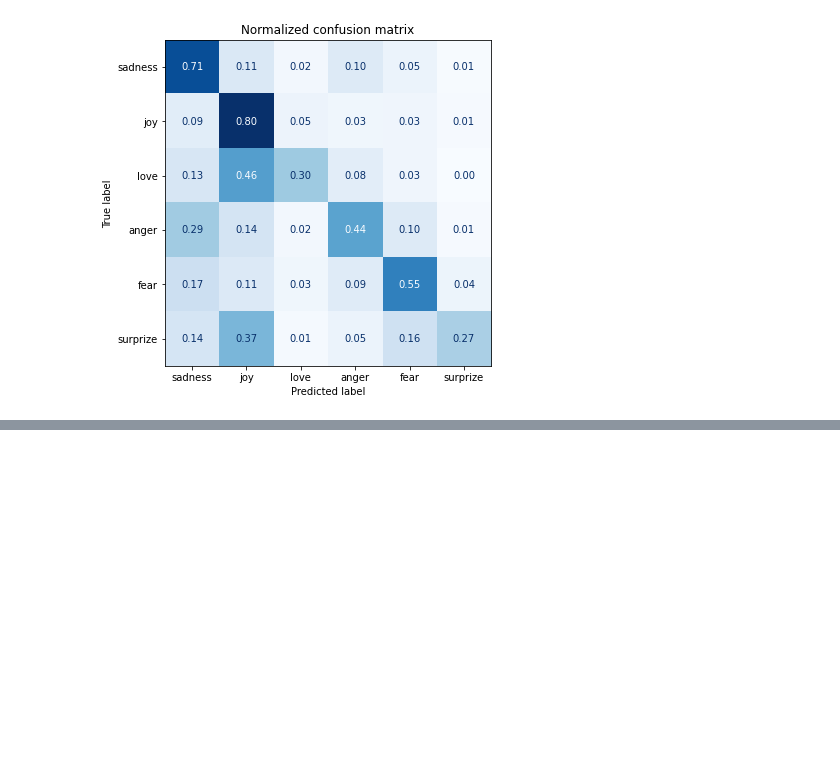
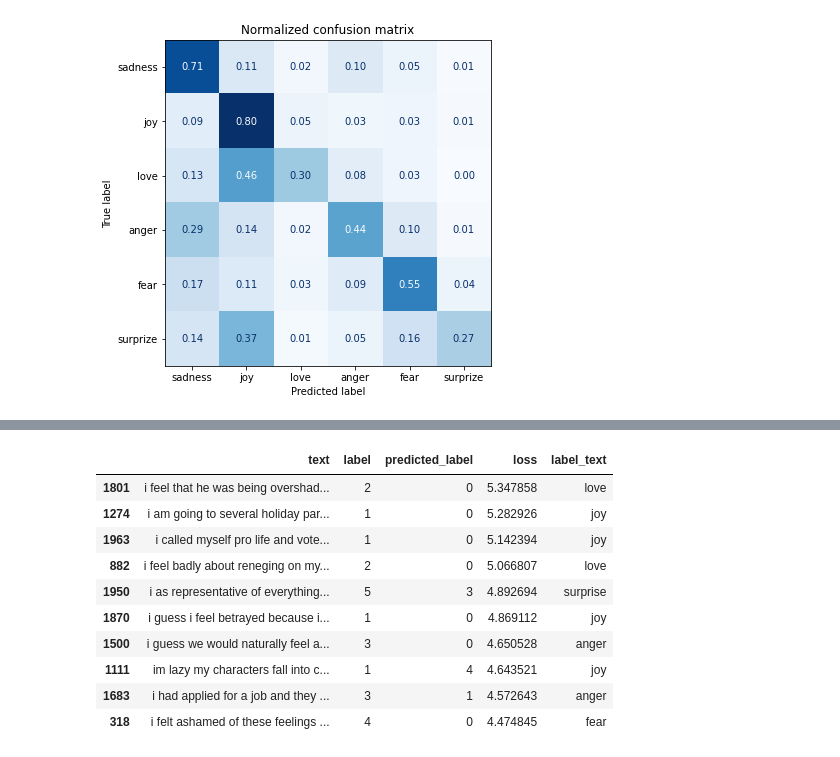
Before and after one commit to HoriiLabWork/lab-work, a Jupyter notebook: Transformers_chapter2.ipynb, the cells around one changed output, grey strips where cells are left out. Saved outputs shown, nothing was run; the diff lists cells and outputs as text; code cells hidden in the pictures; blank space fills up the shorter version.

```diff
--- a/Transformers_chapter2.ipynb
+++ b/Transformers_chapter2.ipynb
@@ -381,0 +382,7 @@ plot_confusion_matrix(y_preds, y_valid, labels)
+# %%
+from transformers import AutoModelForSequenceClassification
+
+num_labels = 6
+model = (AutoModelForSequenceClassification
+         .from_pretrained(model_ckpt, num_labels=num_labels)
+         .to(device))
@@ -381,0 +464,35 @@ plot_confusion_matrix(y_preds, y_valid, labels)
+# %%
+from torch.nn.functional import cross_entropy
+
+def forward_pass_with_label(batch):
+  inputs = {k:v.to(device) for k,v in batch.items() if k in tokenizer.model_input_names}
+  with torch.no_grad():
+    output = model(**inputs)
+    pred_label = torch.argmax(output.logits, axis=-1)
+    loss = cross_entropy(output.logits, batch['label'].to(device),
+                         reduction='none')
+  return {'loss': loss.cpu().numpy(),
+          'predicted_label': pred_label.cpu().numpy()}
+# %%
+emotions_encoded.set_format('torch', columns=['input_ids', 'attention_mask', 'label'])
+emotions_encoded['validation'] = emotions_encoded['validation'].map(forward_pass_with_label, batched=True, batch_size=16)
+# %%
+emotions_encoded.set_format('pandas')
+cols = ['text', 'label', 'predicted_label', 'loss', 'label_text']
+df_test = emotions_encoded['validation'][:][cols]
+# df_test["label"] = df_test['label'].apply(label_int2str)
+# df_test["predicted_label"] = (df_test['predicted_label'].apply(label_int2str))
+# %%
+df_test.sort_values('loss', ascending=False).head(10)
+# %% [output]
+|  | text | label | predicted_label | loss | label_text |
+| 1801 | i feel that he was being overshad... | 2 | 0 | 5.347858 | love |
+| 1274 | i am going to several holiday par... | 1 | 0 | 5.282926 | joy |
+| 1963 | i called myself pro life and vote... | 1 | 0 | 5.142394 | joy |
+| 882 | i feel badly about reneging on my... | 2 | 0 | 5.066807 | love |
+| 1950 | i as representative of everything... | 5 | 3 | 4.892694 | surprise |
+| 1870 | i guess i feel betrayed because i... | 1 | 0 | 4.869112 | joy |
+| 1500 | i guess we would naturally feel a... | 3 | 0 | 4.650528 | anger |
+| 1111 | im lazy my characters fall into c... | 1 | 4 | 4.643521 | joy |
+| 1683 | i had applied for a job and they ... | 3 | 1 | 4.572643 | anger |
+| 318 | i felt ashamed of these feelings ... | 4 | 0 | 4.474845 | fear |
```
Also changed, not shown: parts of 25 cells of this notebook.
